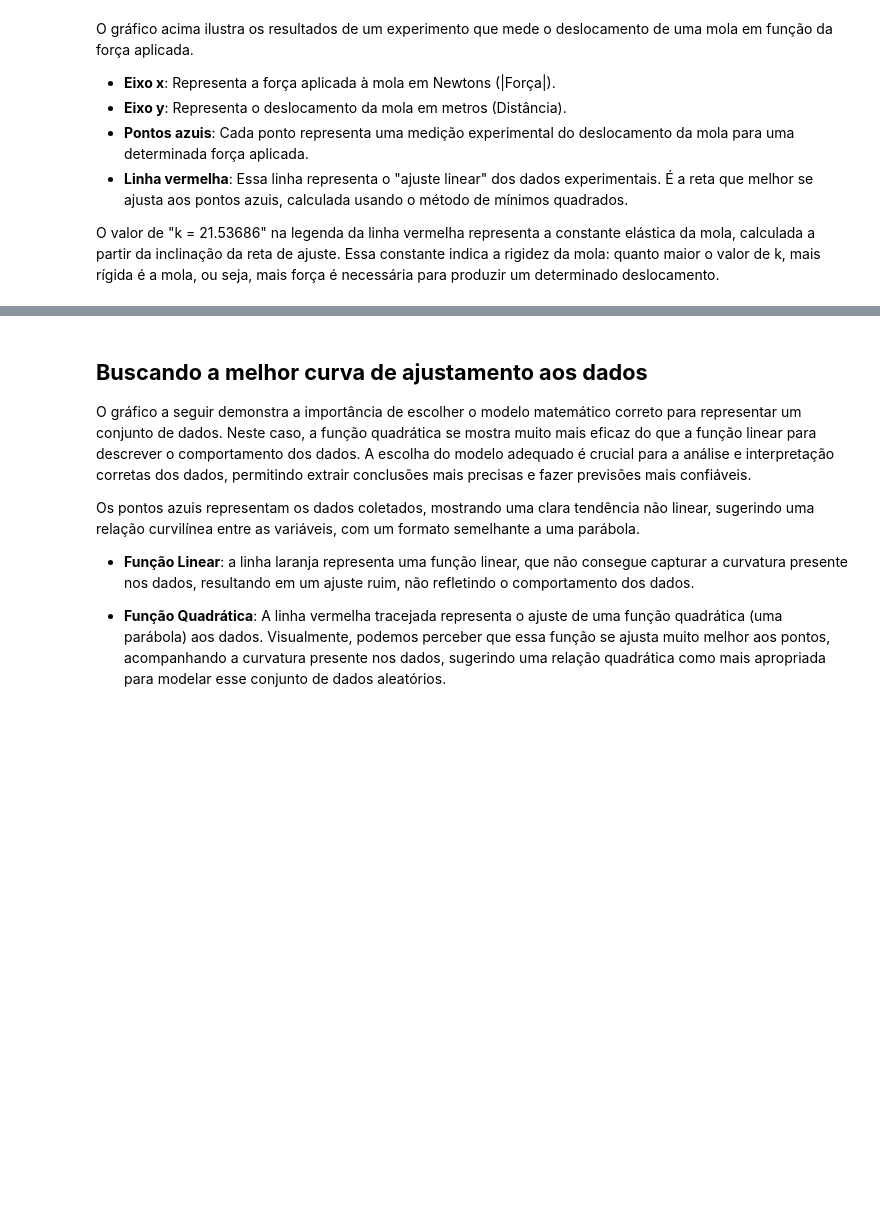
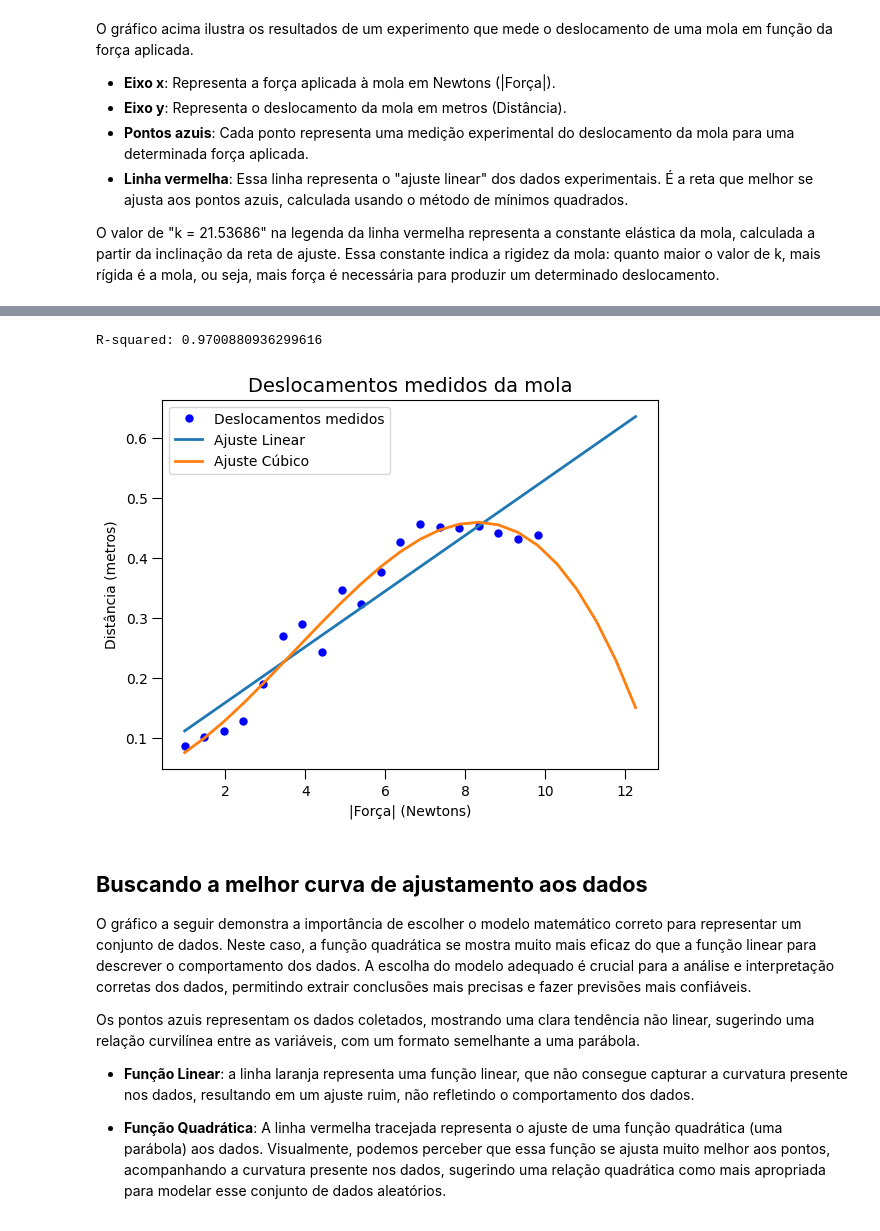
Before and after one commit to SampMark/Computational-Thinking, a Jupyter notebook: fitting_a_model_to_data.ipynb, the cells around one changed output, grey strips where cells are left out. Cells and saved outputs as stored; diff of their text form; code cells hidden in the pictures; blank space fills up the shorter version.

```diff
--- a/fitting_a_model_to_data.ipynb
+++ b/fitting_a_model_to_data.ipynb
@@ -155,3 +313,39 @@ O valor de "k = 21.53686" na legenda da linha vermelha representa a constante el
+# %%
+def fitData2(data):
+    # Obter dados do DataFrame
+    xVals = data['Mass (kg)'].values  # Obter valores da coluna 'Mass (kg)'
+    yVals = data['Distance (m)'].values  # Obter valores da coluna 'Distance (m)'
+
+    extX = pylab.array(list(xVals) + [1.05, 1.1, 1.15, 1.2, 1.25])
+
+    xVals = pylab.array(xVals)  # Converter lista de massas em array
+    yVals = pylab.array(yVals)  # Converter lista de deslocamentos em array
+    xVals = xVals*9.81  # convert mass to force (F = mg)
+    extX = extX*9.81    # convert mass to force (F = mg)
+    pylab.plot(xVals, yVals, 'bo', label = 'Deslocamentos medidos')
+    labelPlot()  # Adicionar rótulos e título ao gráfico
+    a,b = pylab.polyfit(xVals, yVals, 1)
+    estYVals = a*extX + b
+    pylab.plot(extX, estYVals, label = 'Ajuste Linear')
+    a,b,c,d = pylab.polyfit(xVals, yVals, 3)
+    estYVals = a*(extX**3) + b*extX**2 + c*extX + d
+    pylab.plot(extX, estYVals, label = 'Ajuste Cúbico')
+    pylab.legend(loc = 'best')
+
+    # Calcular R-squared
+    estYVals_original = a*(xVals**3) + b*xVals**2 + c*xVals + d
+    y_mean = np.mean(yVals)
+    ss_tot = np.sum((yVals - y_mean)**2)
+    ss_res = np.sum((yVals - estYVals_original)**2)  # Use estYVals_original here
+    r_squared = 1 - (ss_res / ss_tot)
+
+    print(f"R-squared: {r_squared}")
+
+fitData2(data)
+pylab.show()
+# %% [output]
+R-squared: 0.9700880936299616
+[figure, added]
 # %% [markdown]
 ## **Buscando a melhor curva de ajustamento aos dados**
 O gráfico a seguir demonstra a importância de escolher o modelo matemático correto para representar um conjunto de dados.  Neste caso, a função quadrática se mostra muito mais eficaz do que a função linear para descrever o comportamento dos dados.  A escolha do modelo adequado é crucial para a análise e interpretação corretas dos dados, permitindo extrair conclusões mais precisas e fazer previsões mais confiáveis.
```
Also changed, not shown: parts of 10 cells of this notebook.
